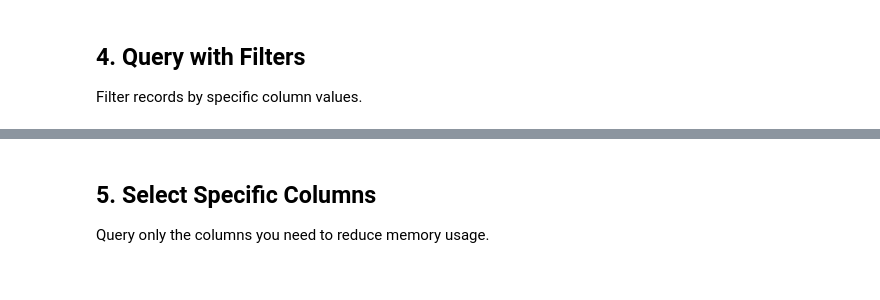
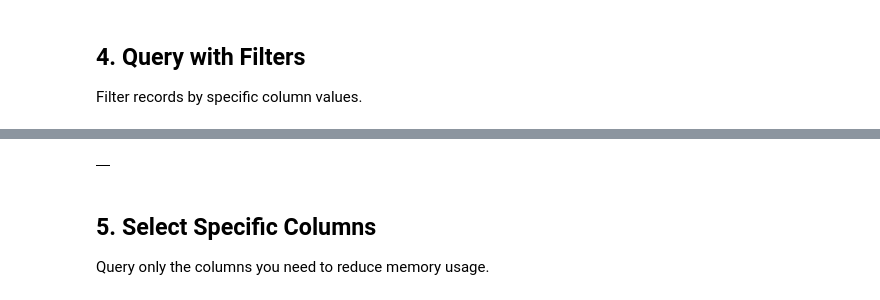
Before and after one commit to nspahr08/AISynbioPipeline, a Jupyter notebook: notebooks/APIExamples.ipynb, the cells around one changed output, grey strips where cells are left out. Drawn from its saved outputs; the diff is of its cells as text; code cells hidden in the pictures.

```diff
--- a/notebooks/APIExamples.ipynb
+++ b/notebooks/APIExamples.ipynb
@@ -101,3 +162,10 @@ robotic_experiments
+# %%
+query_lims(
+    'Measurements',
+    filters={'Experiment': 'TFMN1', 'Type': 'Short_DNA_reads'}
+)
+# %% [output]
+|  |
 # %% [markdown]
 ## 5. Select Specific Columns
 
```
Also changed, not shown: parts of 13 cells of this notebook, 13 other files.
